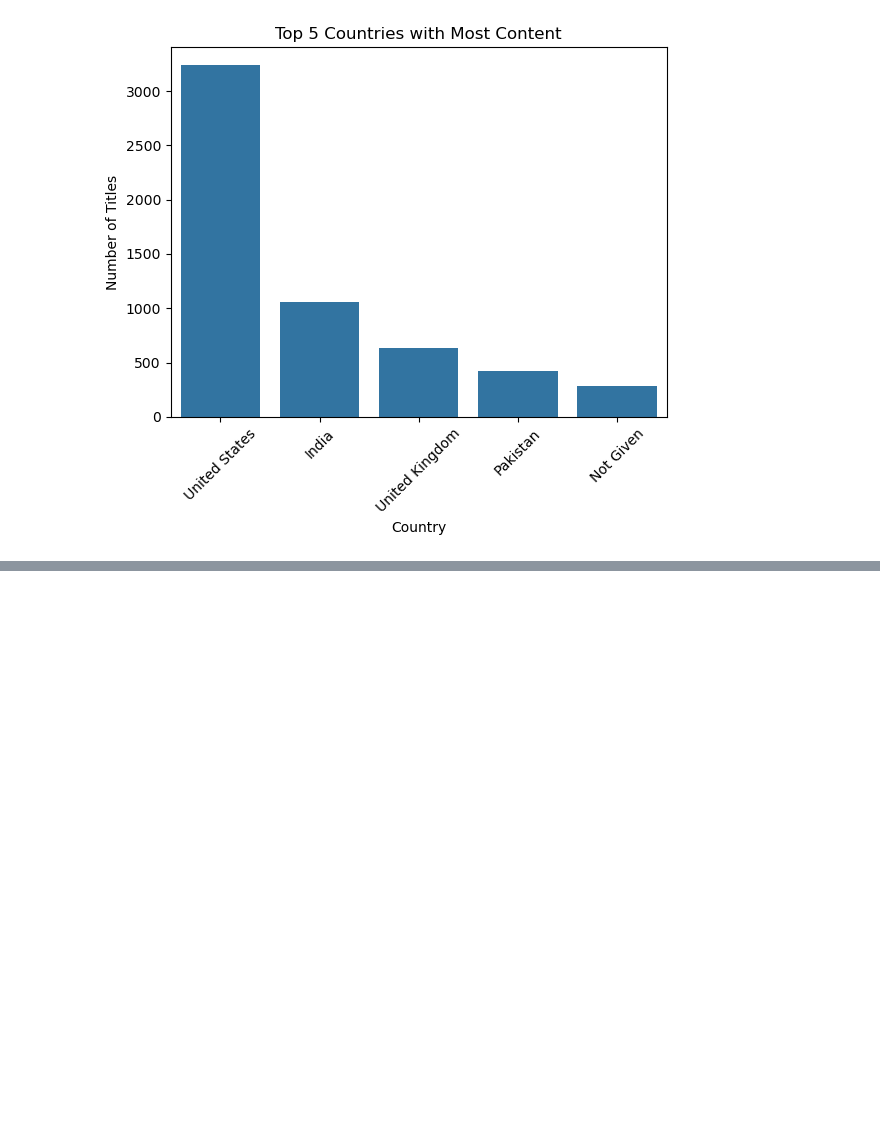
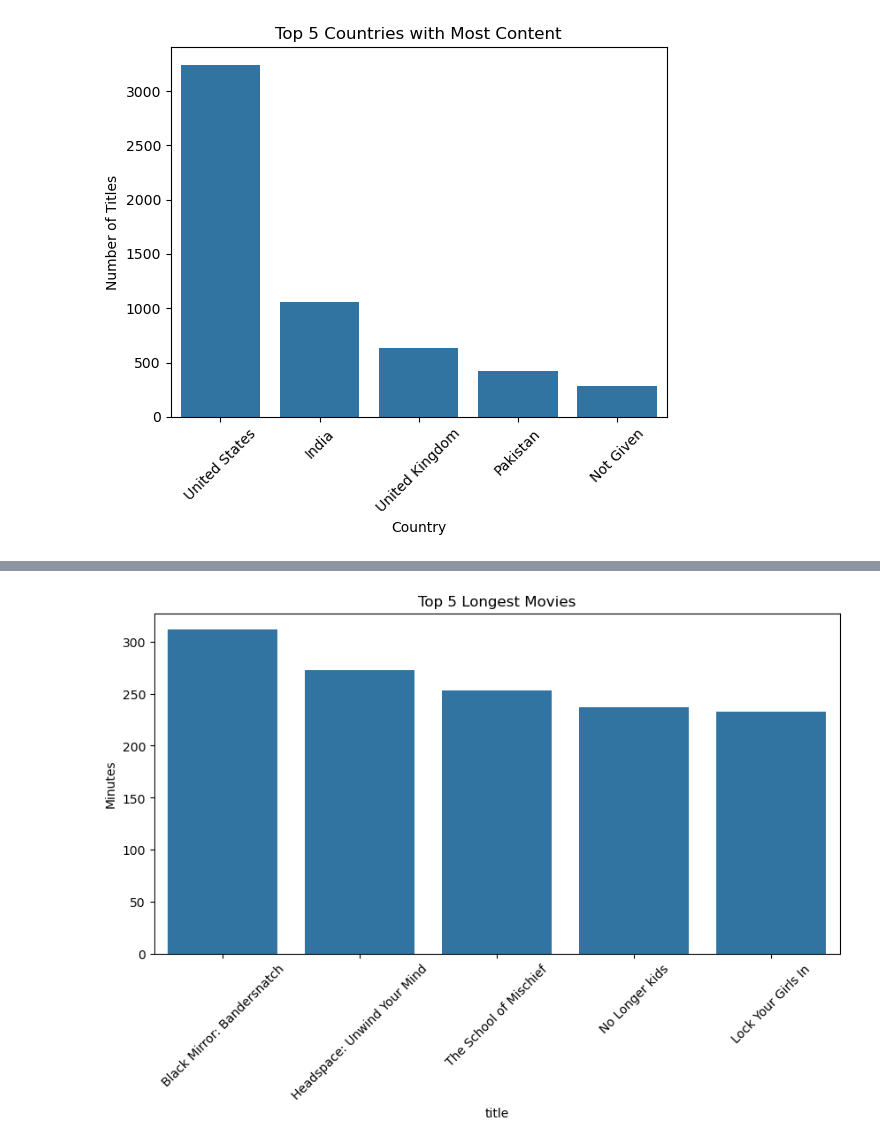
Before and after one commit to Gururaman02/data--analyst-journey, a Jupyter notebook: netflix/analysis.ipynb, the cells around one changed output, grey strips where cells are left out. Cells and saved outputs as stored; diff of their text form; code cells hidden in the pictures; blank space fills up the shorter version.

```diff
--- a/netflix/analysis.ipynb
+++ b/netflix/analysis.ipynb
@@ -133,0 +184,12 @@ plt.xticks(rotation=45)
+# %%
+movies = df[df['type'] == 'Movie'].copy()
+movies['duration_num'] = (movies['duration'].str.extract(r'(\d+)').astype(float))
+top5 = (movies.nlargest(5, 'duration_num'))
+plt.figure(figsize=(10,5))
+sns.barplot(data=top5,x='title',y='duration_num')
+plt.xticks(rotation=45)
+plt.title("Top 5 Longest Movies")
+plt.ylabel("Minutes")
+plt.show()
+# %% [output]
+[figure, added]
```
Also changed, not shown: parts of 11 cells of this notebook, 1 other file.
